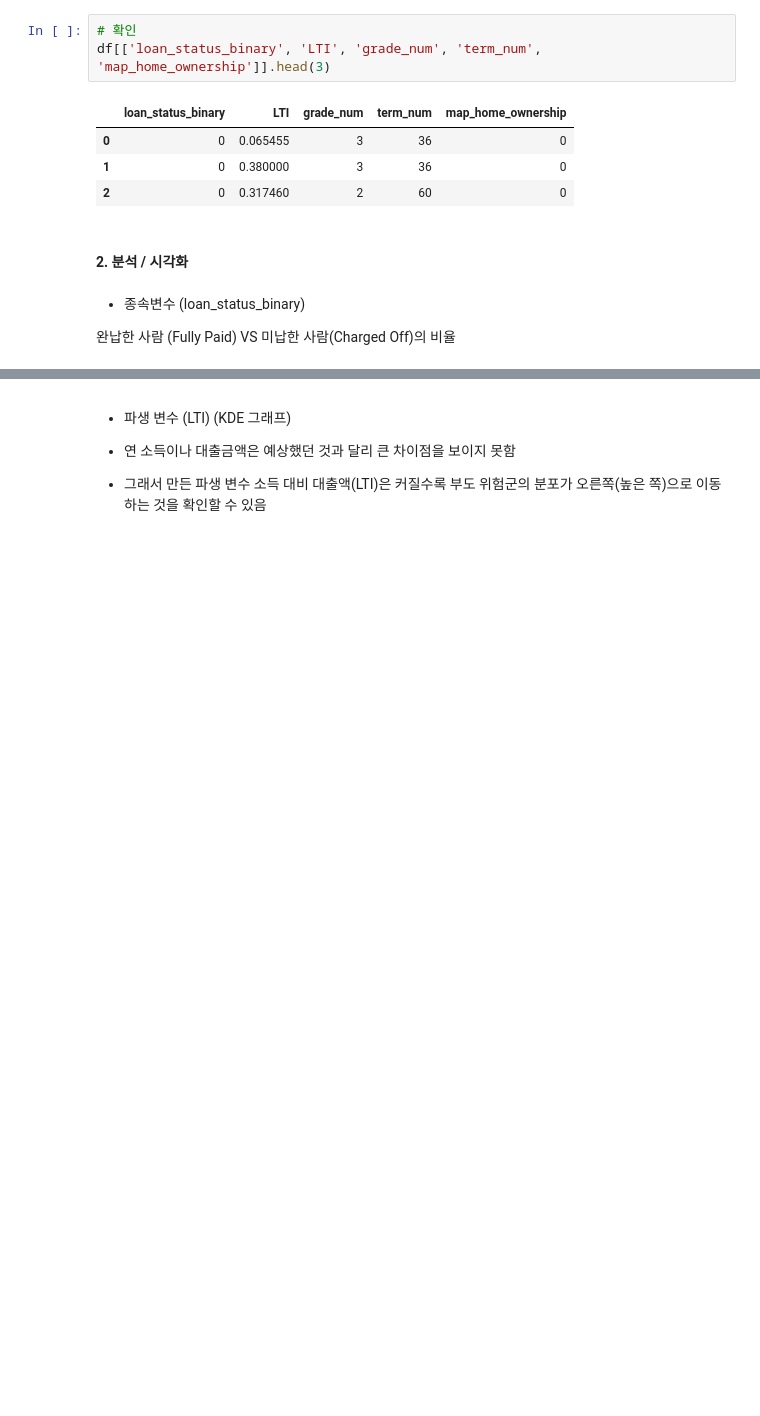
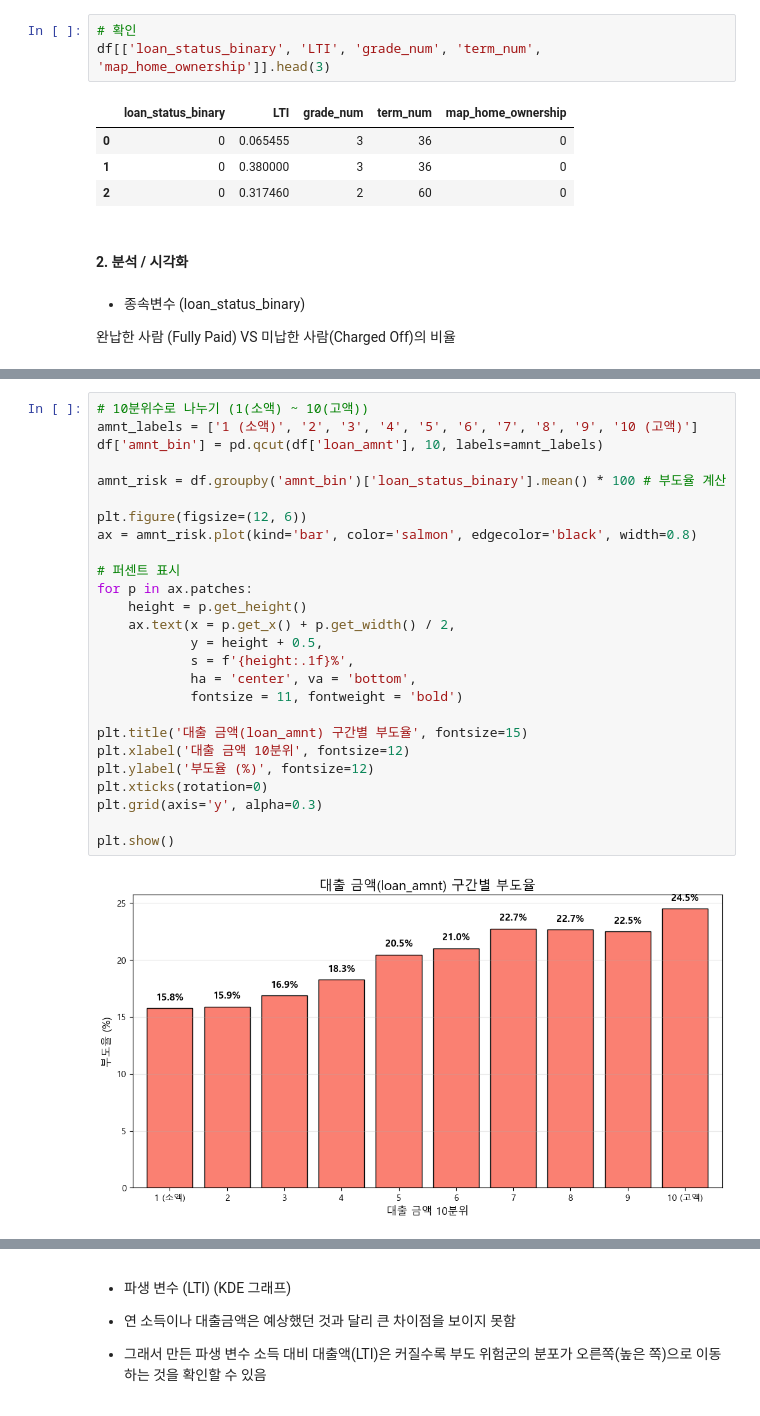
Before and after one commit to urinamu10/LendingClub, a Jupyter notebook: 3. EDA 분석.ipynb, the cells around one changed output, grey strips where cells are left out. Cells and saved outputs as stored; diff of their text form; blank space fills up the shorter version.

```diff
--- a/3. EDA 분석.ipynb
+++ b/3. EDA 분석.ipynb
@@ -287,0 +288,28 @@ plt.show()
+# %%
+# 10분위수로 나누기 (1(소액) ~ 10(고액))
+amnt_labels = ['1 (소액)', '2', '3', '4', '5', '6', '7', '8', '9', '10 (고액)']
+df['amnt_bin'] = pd.qcut(df['loan_amnt'], 10, labels=amnt_labels)
+
+amnt_risk = df.groupby('amnt_bin')['loan_status_binary'].mean() * 100 # 부도율 계산
+
+plt.figure(figsize=(12, 6))
+ax = amnt_risk.plot(kind='bar', color='salmon', edgecolor='black', width=0.8)
+
+# 퍼센트 표시
+for p in ax.patches:
+    height = p.get_height()
+    ax.text(x = p.get_x() + p.get_width() / 2,
+            y = height + 0.5,
+            s = f'{height:.1f}%',
+            ha = 'center', va = 'bottom',
+            fontsize = 11, fontweight = 'bold')
+
+plt.title('대출 금액(loan_amnt) 구간별 부도율', fontsize=15)
+plt.xlabel('대출 금액 10분위', fontsize=12)
+plt.ylabel('부도율 (%)', fontsize=12)
+plt.xticks(rotation=0)
+plt.grid(axis='y', alpha=0.3)
+
+plt.show()
+# %% [output]
+[figure, added]
```
Also changed, not shown: parts of 59 cells of this notebook, 1 other file.
